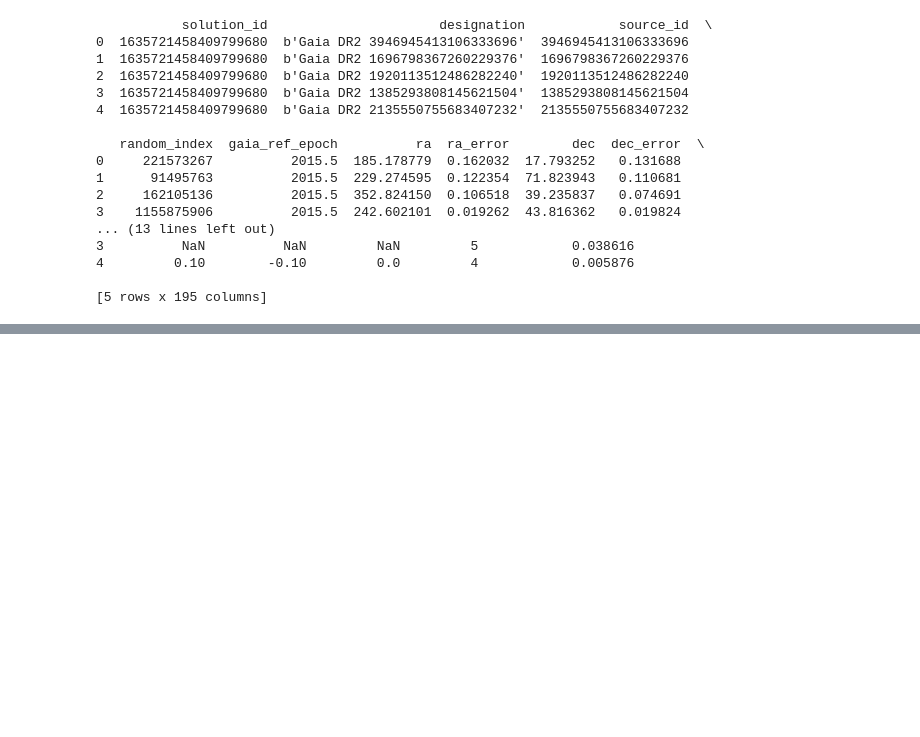
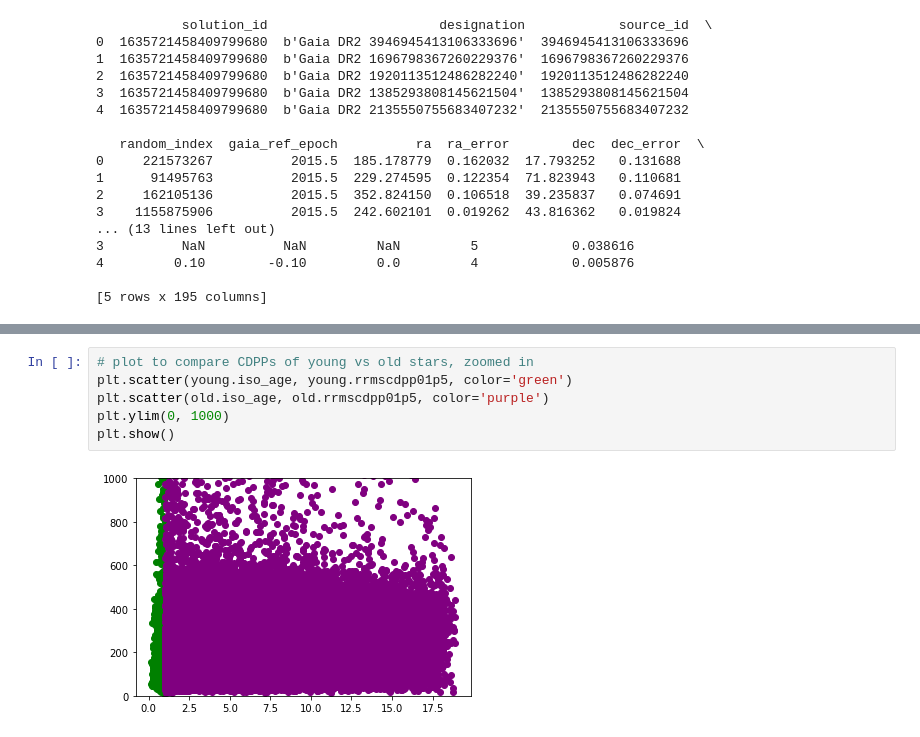
Before and after one commit to exoclam/sculpting, a Jupyter notebook: isolate.ipynb, the cells around one changed output, grey strips where cells are left out. Drawn from its saved outputs; the diff is of its cells as text; blank space fills up the shorter version.

```diff
--- a/isolate.ipynb
+++ b/isolate.ipynb
@@ -683,0 +772,8 @@ There are two points of confusion here. 1) Looks like there are stars sharing th
+# %%
+# plot to compare CDPPs of young vs old stars, zoomed in
+plt.scatter(young.iso_age, young.rrmscdpp01p5, color='green')
+plt.scatter(old.iso_age, old.rrmscdpp01p5, color='purple')
+plt.ylim(0, 1000)
+plt.show()
+# %% [output]
+[figure, added]
```
Also changed, not shown: parts of 41 cells of this notebook.
